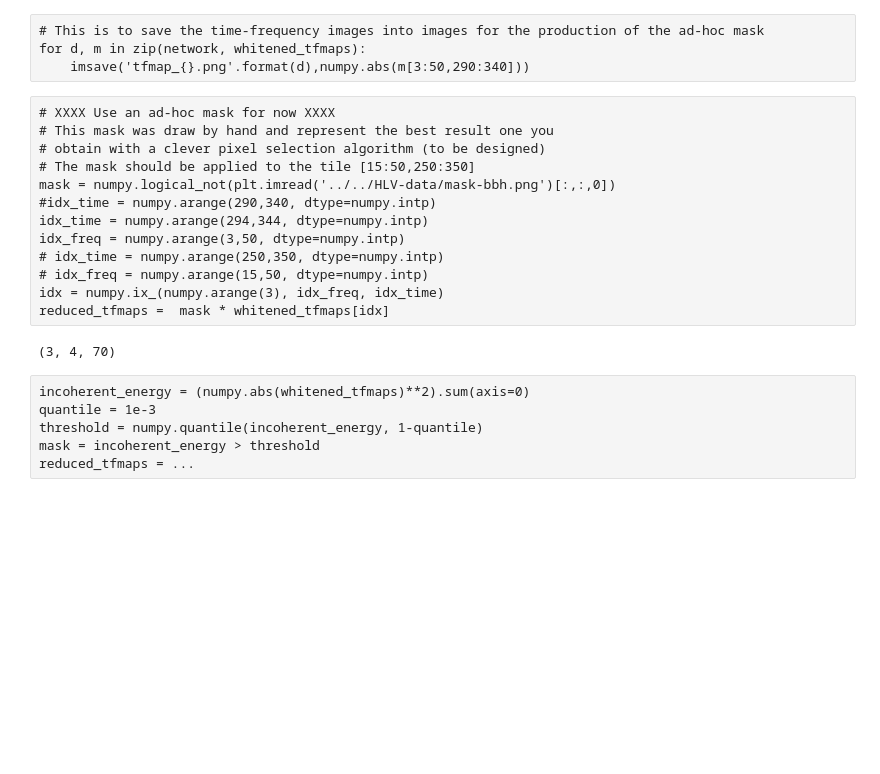
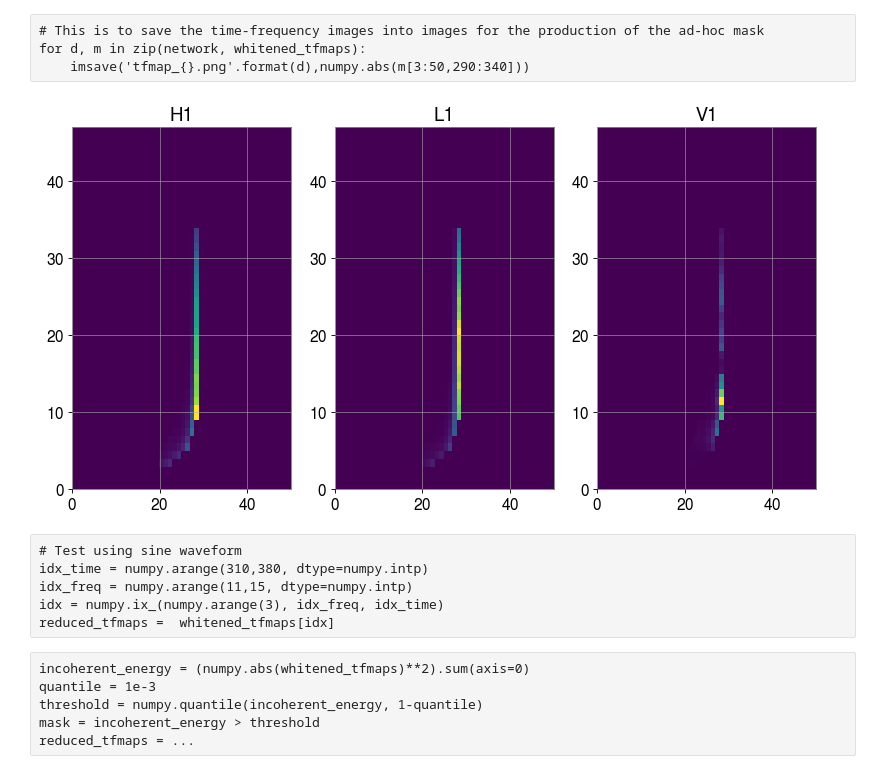
Before and after one commit to ecm0/pyburst, a Jupyter notebook: pipeline/pipeline.ipynb, the cells around one changed output. Cells and saved outputs as stored; diff of their text form; code cells hidden in the pictures; blank space fills up the shorter version.

```diff
--- a/pipeline/pipeline.ipynb
+++ b/pipeline/pipeline.ipynb
@@ -473,16 +303,3 @@ mixing_whitened_inverse = numpy.linalg.pinv(mixing_whitened)
 # This is to save the time-frequency images into images for the production of the ad-hoc mask
 for d, m in zip(network, whitened_tfmaps):
     imsave('tfmap_{}.png'.format(d),numpy.abs(m[3:50,290:340]))
-# %% [raw]
-# XXXX Use an ad-hoc mask for now XXXX
-# This mask was draw by hand and represent the best result one you
-# obtain with a clever pixel selection algorithm (to be designed)
-# The mask should be applied to the tile [15:50,250:350]
-mask = numpy.logical_not(plt.imread('../../HLV-data/mask-bbh.png')[:,:,0])
-#idx_time = numpy.arange(290,340, dtype=numpy.intp)
-idx_time = numpy.arange(294,344, dtype=numpy.intp)
-idx_freq = numpy.arange(3,50, dtype=numpy.intp)
-# idx_time = numpy.arange(250,350, dtype=numpy.intp)
-# idx_freq = numpy.arange(15,50, dtype=numpy.intp)
-idx = numpy.ix_(numpy.arange(3), idx_freq, idx_time)
-reduced_tfmaps =  mask * whitened_tfmaps[idx]
@@ -494,4 +305,0 @@ reduced_tfmaps =  whitened_tfmaps[idx]
-# %%
-reduced_tfmaps.shape
-# %% [output]
-(3, 4, 70)
@@ -498,3 +316,17 @@ reduced_tfmaps.shape
+# %%
+fig, axes = plt.subplots(1, len(network))
+for ax, d, m in zip(axes, network, reduced_tfmaps):
+    ax.pcolormesh(numpy.abs(m))
+    ax.set_title(d)
+plt.show()
+# %% [output]
+[figure, added]
+# %% [raw]
+# Test using sine waveform
+idx_time = numpy.arange(310,380, dtype=numpy.intp)
+idx_freq = numpy.arange(11,15, dtype=numpy.intp)
+idx = numpy.ix_(numpy.arange(3), idx_freq, idx_time)
+reduced_tfmaps =  whitened_tfmaps[idx]
 # %% [raw]
 incoherent_energy = (numpy.abs(whitened_tfmaps)**2).sum(axis=0)
 quantile = 1e-3
```
Also changed, not shown: parts of 40 cells of this notebook.
